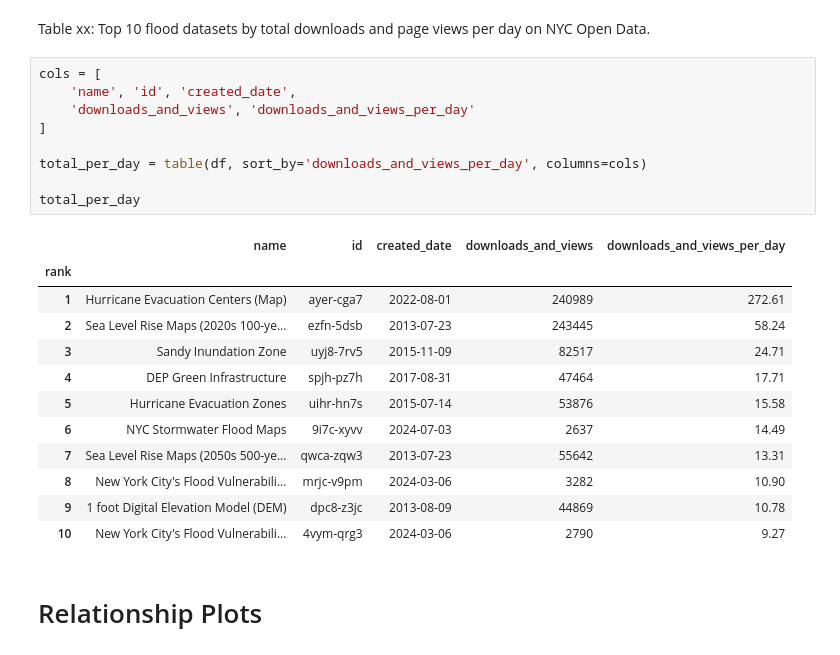
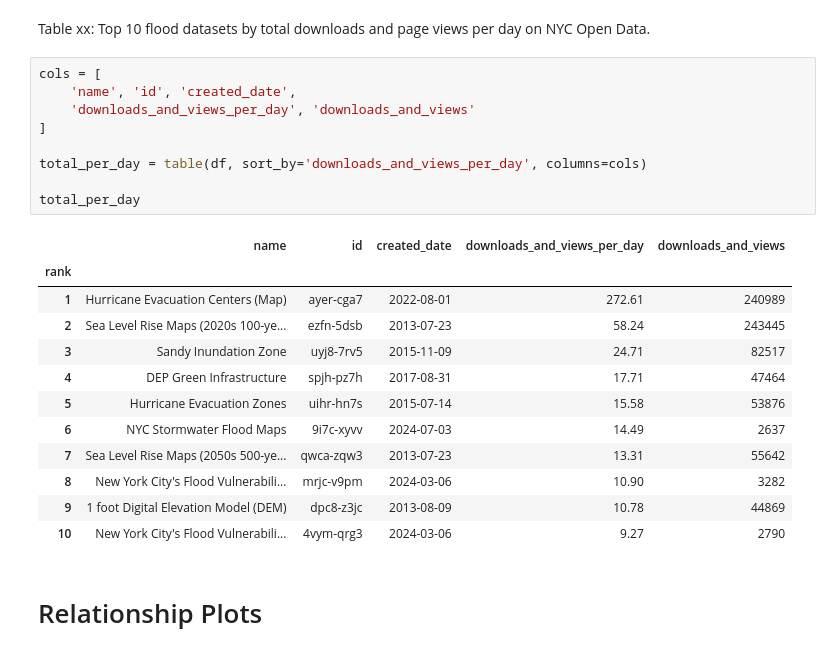
Before and after one commit to mebauer/nyc-flood-data, a Jupyter notebook: notebooks/analysis.ipynb, the cells around one changed output. Saved outputs shown, nothing was run; the diff lists cells and outputs as text.

```diff
--- a/notebooks/analysis.ipynb
+++ b/notebooks/analysis.ipynb
@@ -521,25 +545,25 @@ Table xx: Top 10 flood datasets by total downloads and page views per day on NYC
 # %%
 cols = [
     'name', 'id', 'created_date',
-    'downloads_and_views', 'downloads_and_views_per_day'
+    'downloads_and_views_per_day', 'downloads_and_views'
 ]
 
 total_per_day = table(df, sort_by='downloads_and_views_per_day', columns=cols)
 
 total_per_day
 # %% [output]
-|  | name | id | created_date | downloads_and_views | downloads_and_views_per_day |
+|  | name | id | created_date | downloads_and_views_per_day | downloads_and_views |
 | rank |  |  |  |  |  |
-| 1 | Hurricane Evacuation Centers (Map) | ayer-cga7 | 2022-08-01 | 240989 | 272.61 |
-| 2 | Sea Level Rise Maps (2020s 100-ye... | ezfn-5dsb | 2013-07-23 | 243445 | 58.24 |
-| 3 | Sandy Inundation Zone | uyj8-7rv5 | 2015-11-09 | 82517 | 24.71 |
-| 4 | DEP Green Infrastructure | spjh-pz7h | 2017-08-31 | 47464 | 17.71 |
-| 5 | Hurricane Evacuation Zones | uihr-hn7s | 2015-07-14 | 53876 | 15.58 |
-| 6 | NYC Stormwater Flood Maps | 9i7c-xyvv | 2024-07-03 | 2637 | 14.49 |
-| 7 | Sea Level Rise Maps (2050s 500-ye... | qwca-zqw3 | 2013-07-23 | 55642 | 13.31 |
-| 8 | New York City's Flood Vulnerabili... | mrjc-v9pm | 2024-03-06 | 3282 | 10.90 |
-| 9 | 1 foot Digital Elevation Model (DEM) | dpc8-z3jc | 2013-08-09 | 44869 | 10.78 |
-| 10 | New York City's Flood Vulnerabili... | 4vym-qrg3 | 2024-03-06 | 2790 | 9.27 |
+| 1 | Hurricane Evacuation Centers (Map) | ayer-cga7 | 2022-08-01 | 272.61 | 240989 |
+| 2 | Sea Level Rise Maps (2020s 100-ye... | ezfn-5dsb | 2013-07-23 | 58.24 | 243445 |
+| 3 | Sandy Inundation Zone | uyj8-7rv5 | 2015-11-09 | 24.71 | 82517 |
+| 4 | DEP Green Infrastructure | spjh-pz7h | 2017-08-31 | 17.71 | 47464 |
+| 5 | Hurricane Evacuation Zones | uihr-hn7s | 2015-07-14 | 15.58 | 53876 |
+| 6 | NYC Stormwater Flood Maps | 9i7c-xyvv | 2024-07-03 | 14.49 | 2637 |
+| 7 | Sea Level Rise Maps (2050s 500-ye... | qwca-zqw3 | 2013-07-23 | 13.31 | 55642 |
+| 8 | New York City's Flood Vulnerabili... | mrjc-v9pm | 2024-03-06 | 10.90 | 3282 |
+| 9 | 1 foot Digital Elevation Model (DEM) | dpc8-z3jc | 2013-08-09 | 10.78 | 44869 |
+| 10 | New York City's Flood Vulnerabili... | 4vym-qrg3 | 2024-03-06 | 9.27 | 2790 |
 # %% [markdown]
 # Relationship Plots
 # %%
```
Also changed, not shown: parts of 6 cells of this notebook, 2 other files.
